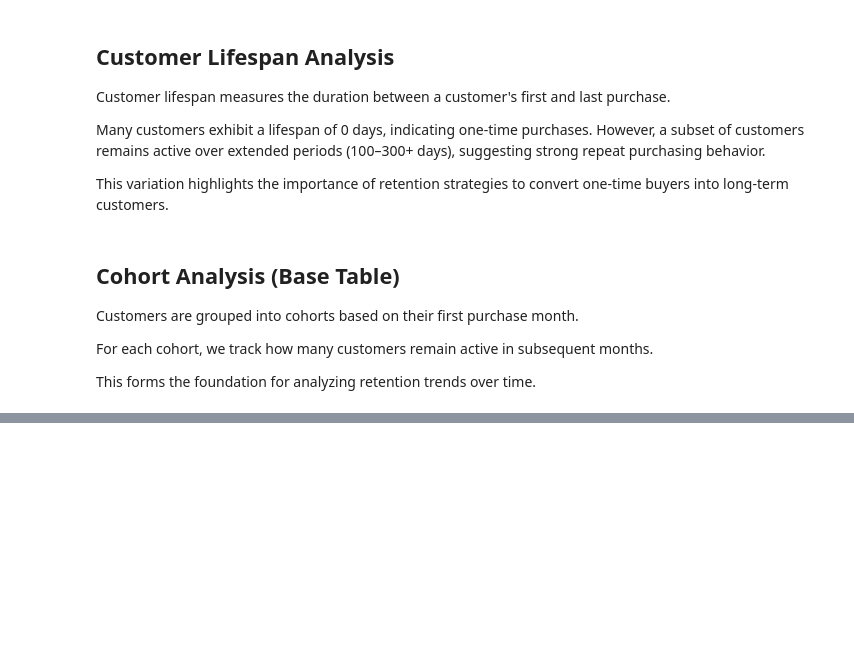
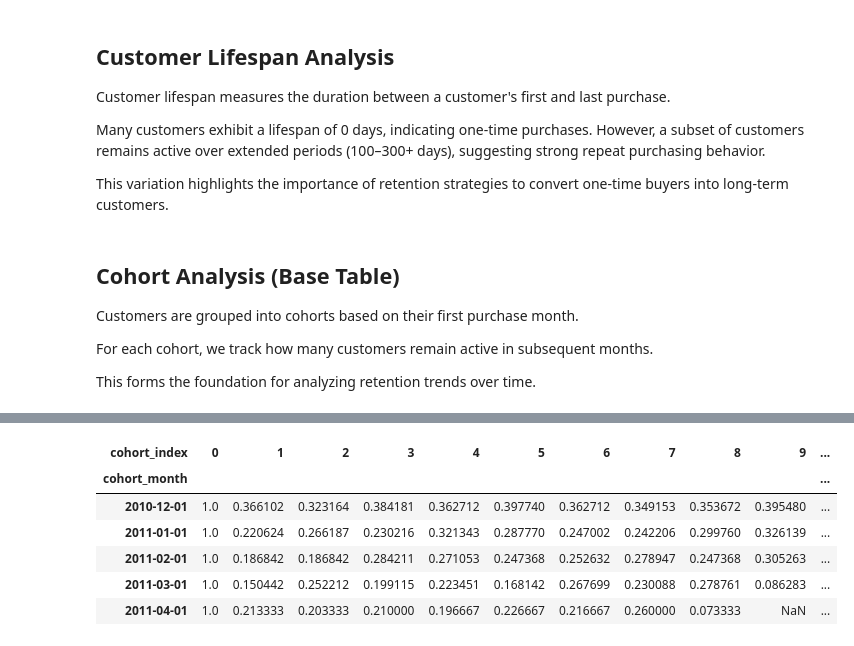
Before and after one commit to btheard3/batchbridge, a Jupyter notebook: notebooks/04_retention_analysis.ipynb, the cells around one changed output, grey strips where cells are left out. Saved outputs shown, nothing was run; the diff lists cells and outputs as text; code cells hidden in the pictures; blank space fills up the shorter version.

```diff
--- a/notebooks/04_retention_analysis.ipynb
+++ b/notebooks/04_retention_analysis.ipynb
@@ -38,0 +110,14 @@ This forms the foundation for analyzing retention trends over time.
+# %%
+# Retention %
+
+retention_matrix = cohort_pivot.divide(cohort_pivot.iloc[:, 0], axis=0)
+
+retention_matrix.head()
+# %% [output]
+| cohort_index | 0 | 1 | 2 | 3 | 4 | 5 | 6 | 7 | 8 | 9 | ... |
+| cohort_month |  |  |  |  |  |  |  |  |  |  | ... |
+| 2010-12-01 | 1.0 | 0.366102 | 0.323164 | 0.384181 | 0.362712 | 0.397740 | 0.362712 | 0.349153 | 0.353672 | 0.395480 | ... |
+| 2011-01-01 | 1.0 | 0.220624 | 0.266187 | 0.230216 | 0.321343 | 0.287770 | 0.247002 | 0.242206 | 0.299760 | 0.326139 | ... |
+| 2011-02-01 | 1.0 | 0.186842 | 0.186842 | 0.284211 | 0.271053 | 0.247368 | 0.252632 | 0.278947 | 0.247368 | 0.305263 | ... |
+| 2011-03-01 | 1.0 | 0.150442 | 0.252212 | 0.199115 | 0.223451 | 0.168142 | 0.267699 | 0.230088 | 0.278761 | 0.086283 | ... |
+| 2011-04-01 | 1.0 | 0.213333 | 0.203333 | 0.210000 | 0.196667 | 0.226667 | 0.216667 | 0.260000 | 0.073333 | NaN | ... |
```
Also changed, not shown: parts of 8 cells of this notebook.
